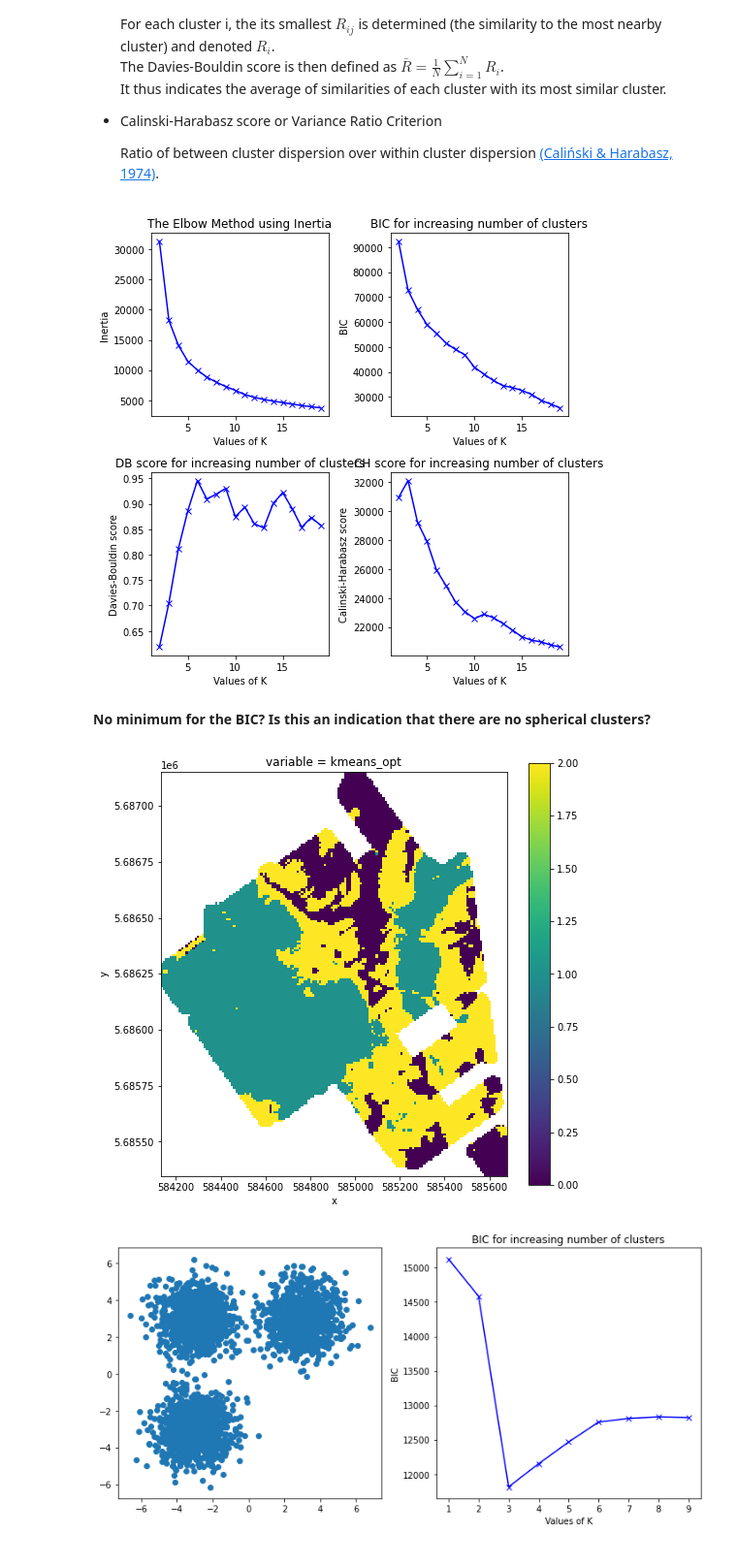
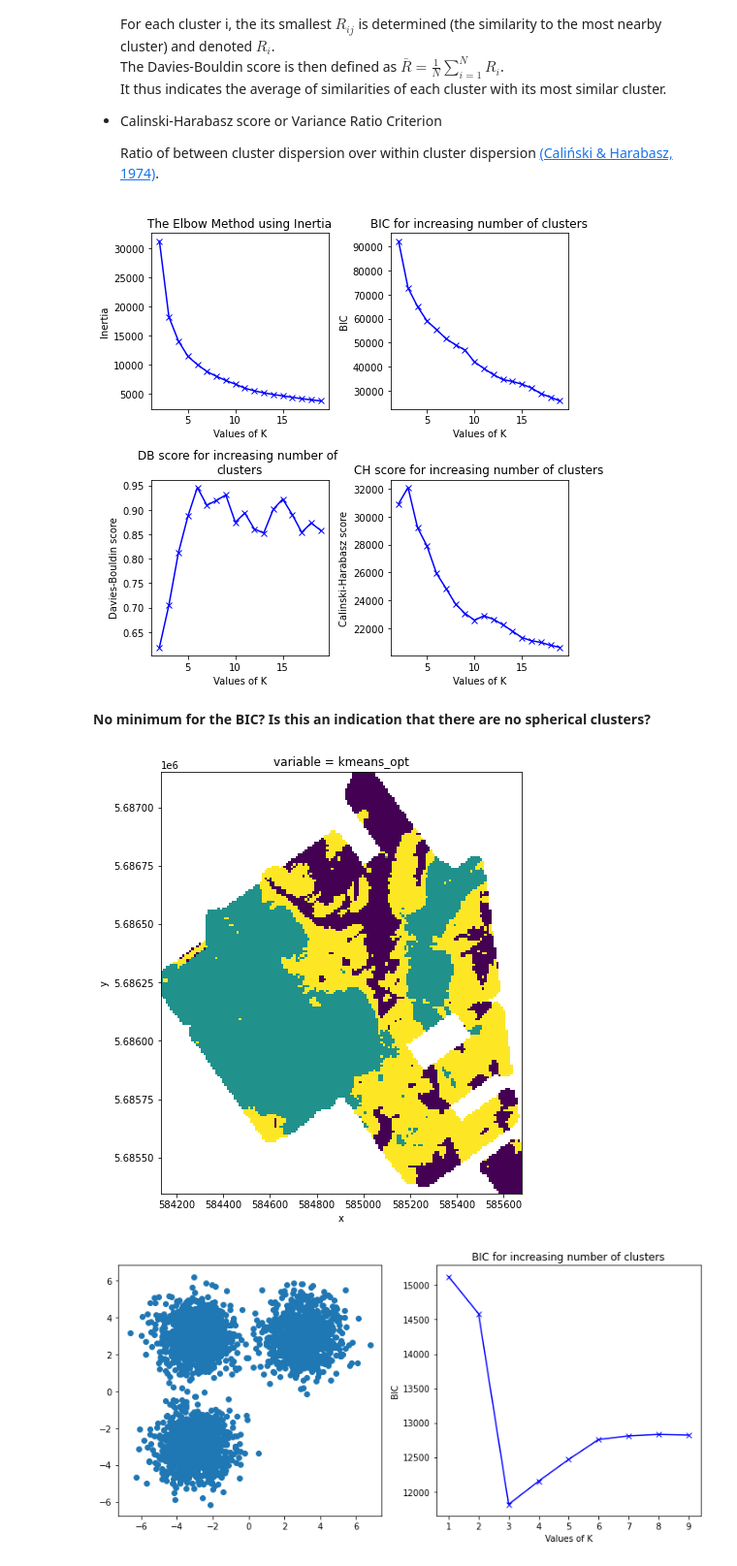
Before and after one commit to drdebivre/Thesis_EMIclass, a Jupyter notebook: 2.K_means.ipynb, the cells around one changed output. Shown at 97% size. Drawn from its saved outputs; the diff is of its cells as text; code cells hidden in the pictures.

Commit message:
no colorbars

```diff
--- a/2.K_means.ipynb
+++ b/2.K_means.ipynb
@@ -146,7 +146,7 @@ ax1.set_title('BIC for increasing number of clusters')
 ax2.plot(K, DB_scores, 'bx-')
 ax2.set_xlabel('Values of K')
 ax2.set_ylabel('Davies-Bouldin score')
-ax2.set_title('DB score for increasing number of clusters')
+ax2.set_title('DB score for increasing number of \nclusters')
 
 ax3.plot(K, CH_scores, 'bx-')
 ax3.set_xlabel('Values of K')
@@ -156,28 +156,28 @@ ax3.set_title('CH score for increasing number of clusters')
 plt.tight_layout()
 plt.show()
 # %% [output]
-[figure, old version]
+[figure, new version]
 # %% [markdown]
 **No minimum for the BIC? Is this an indication that there are no spherical clusters?**
 # %%
 optimal_n = 3 # As derived from the CH-score
 
 kmeans = KMeans(n_clusters=optimal_n, random_state=0, n_init=5, init='k-means++').fit(df_std)
 clusters = kmeans.predict(df_std)
 cl = np.empty((27540))
 cl[:] = np.nan
 
 cl[~rows_with_nan] = clusters
 
 df_raster['kmeans_opt'] = cl
 
 xr_clusters = df_raster.to_xarray().transpose('y', 'x')
 
 cl_array = xr_clusters.to_array()
-ax = cl_array.sel(variable='kmeans_opt').plot.pcolormesh(figsize=(8,8))
+ax = cl_array.sel(variable='kmeans_opt').plot.pcolormesh(figsize=(8,8), add_colorbar=False)
 ax.axes.set_aspect('equal')
 # %% [output]
-[figure, old version]
+[figure, new version]
 # %%
 ## Test for clearly clustered data, does the BIC function work correctly and how does the BIC indicate the nr of clusters?
 from numpy.random import multivariate_normal as rnorm
```
Also changed, not shown: parts of 3 cells of this notebook.
